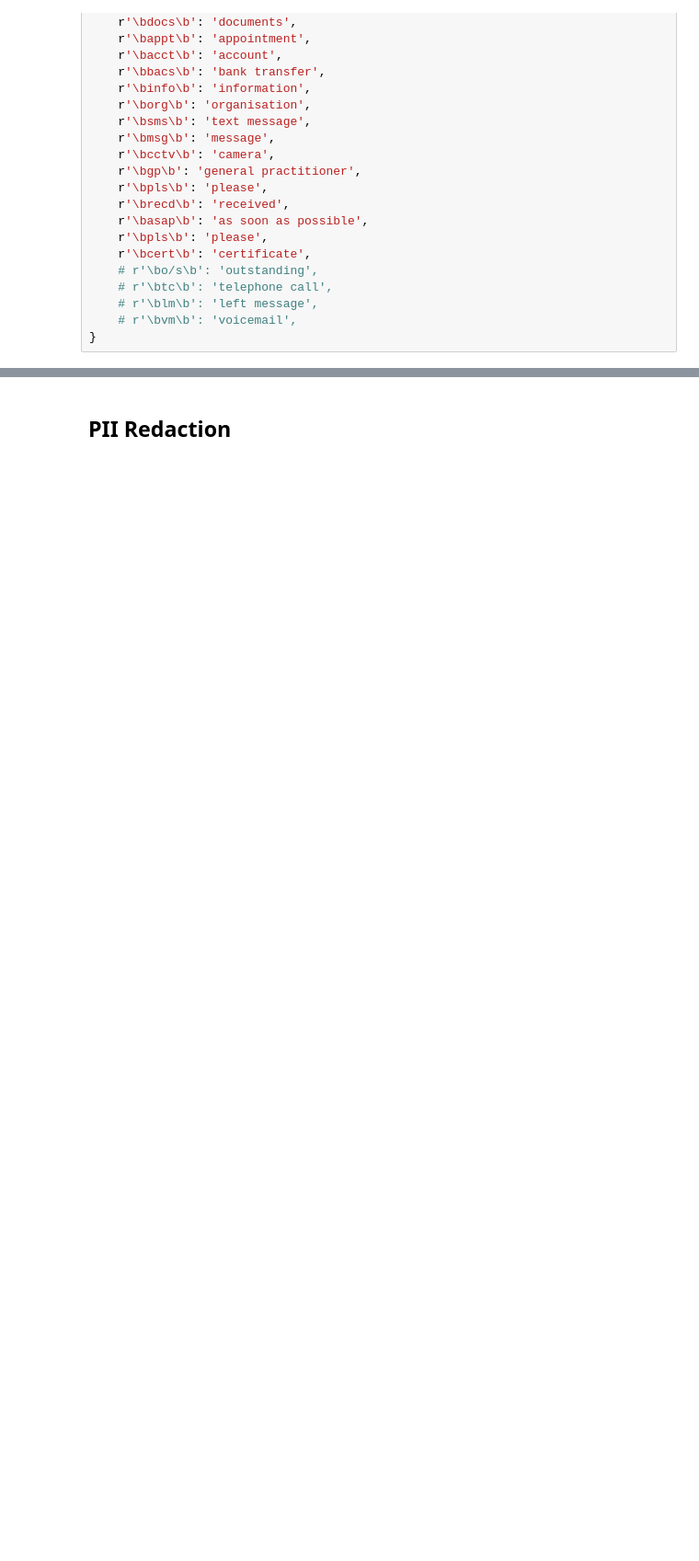
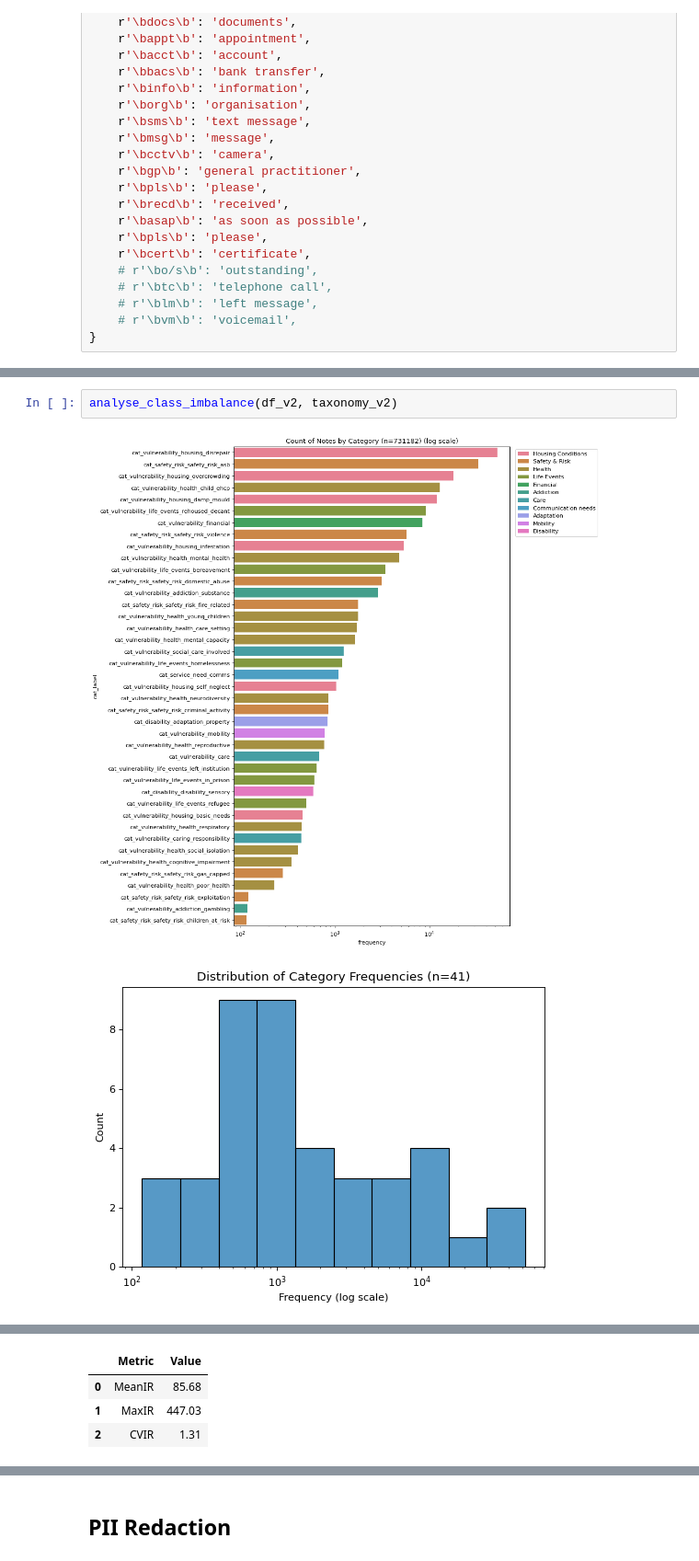
Before and after one commit to notatiyyah/CS3D6-Code, a Jupyter notebook: prep-traning-data.ipynb, the cells around one changed output, grey strips where cells are left out. Shown at 92% size. Saved outputs shown, nothing was run; the diff lists cells and outputs as text; blank space fills up the shorter version.

```diff
--- a/prep-traning-data.ipynb
+++ b/prep-traning-data.ipynb
@@ -276,0 +511,5 @@ normalization_dict = {
+# %%
+analyse_class_imbalance(df_v2, taxonomy_v2)
+# %% [output]
+[figure, added]
+[figure, added]
@@ -276,0 +533,4 @@ normalization_dict = {
+|  | Metric | Value |
+| 0 | MeanIR | 85.68 |
+| 1 | MaxIR | 447.03 |
+| 2 | CVIR | 1.31 |
```
Also changed, not shown: parts of 53 cells of this notebook, 1 other file.
